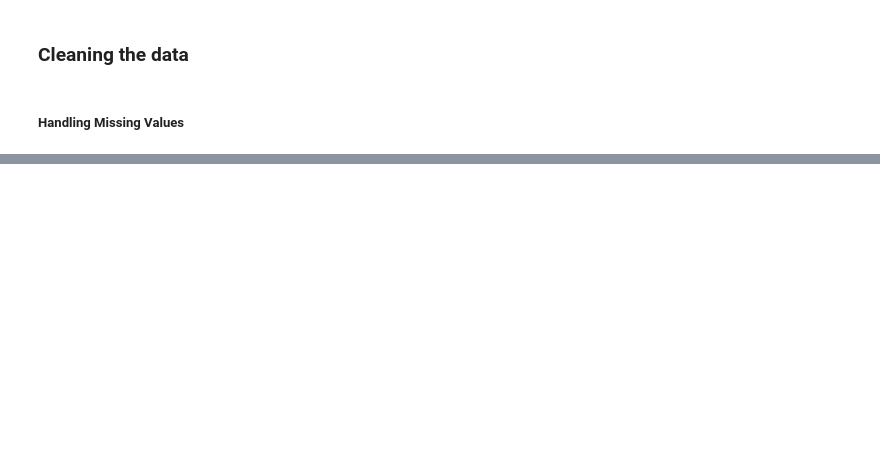
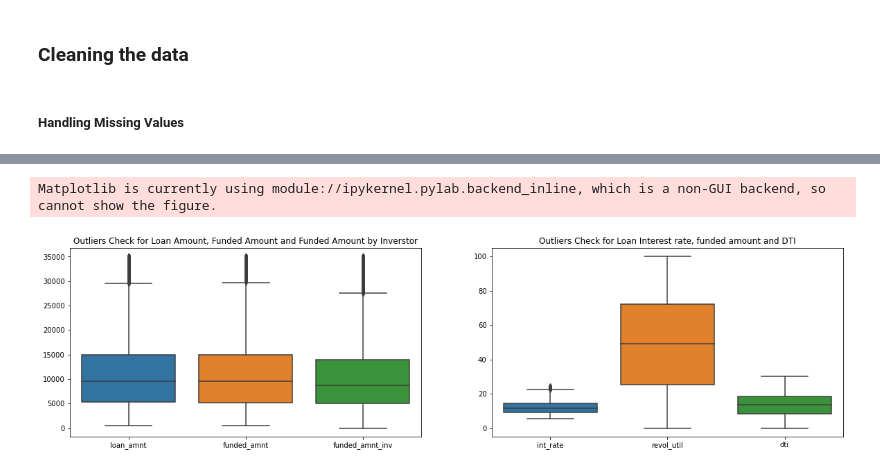
Before and after one commit to aditya-mishra25/Lending_Case_Study, a Jupyter notebook: Lending Case Study.ipynb, the cells around one changed output, grey strips where cells are left out. Cells and saved outputs as stored; diff of their text form; code cells hidden in the pictures; blank space fills up the shorter version.

```diff
--- a/Lending Case Study.ipynb
+++ b/Lending Case Study.ipynb
@@ -89,6 +83,0 @@ msno.matrix(data)
-# %%
-# Now let us look at the columns which still contains null values
-data = data.drop(
-    ['title','desc','next_pymnt_d','mths_since_last_delinq','mths_since_last_record'],
-    axis=1
-    )
@@ -120,0 +116,7 @@ Moving on to sanity checks we will have to take care of some of the columns data
+# %%
+### we have few columns which are available to us only after the loan is approved, but we need to consider only the attributes
+### which are available at the time when a user applies for a loan. so we drop such columns
+data.drop(['installment','earliest_cr_line','total_pymnt','total_pymnt_inv','total_rec_int',
+          'total_rec_late_fee','total_rec_prncp','recoveries','collection_recovery_fee','last_pymnt_d',
+          'last_pymnt_amnt','last_credit_pull_d'], axis=1, inplace=True)
+data.shape
@@ -138,2 +127,17 @@ data.head(10)
 # %%
 # we need to make some hygiene changes to the data set
+# Convert int_rate to float
+data['int_rate'] = [i[:-1] for i in data['int_rate']]
+data['int_rate'] = data['int_rate'].astype(float)
+# Convert revol_util to foat
+data['revol_util'] = data.revol_util.astype(str)
+data['revol_util'] = [re.sub("[^0-9,.]", "", i) for i in data['revol_util']]
+data['revol_util'] = data['revol_util'].astype(float)
+# Convert term to int
+data['term'] = [re.sub("[^0-9]", "", i) for i in data['term']]
+data['term'] = data['term'].astype(int)
+# Convert emp_length to int
+data['emp_length'] = data['emp_length'].astype(int)
+# %%
+# let us standardize emp_title text values (upper case)
+data.emp_title = data.emp_title.str.upper()
@@ -139,0 +153,12 @@ data.head(10)
+# %%
+### We are left with only 26 columns now narrowing down our analysis, let us alos have a look at the outliers in our numerical
+### columns and we will impute those values to the nearest value i.e by upperbound and lowerbounds
+fig, (ax0,ax1) = plt.subplots(1, 2, figsize=(20,5))
+sns.boxplot(data=data[['loan_amnt','funded_amnt','funded_amnt_inv']], ax=ax0)
+ax0.set_title('Outliers Check for Loan Amount, Funded Amount and Funded Amount by Inverstor')
+sns.boxplot(data=data[['int_rate','revol_util','dti']], ax=ax1)
+ax1.set_title('Outliers Check for Loan Interest rate, funded amount and DTI')
+fig.show()
+# %% [output]
+Matplotlib is currently using module://ipykernel.pylab.backend_inline, which is a non-GUI backend, so cannot show the figure.
+[figure, added]
```
Also changed, not shown: parts of 54 cells of this notebook, 1 other file.
